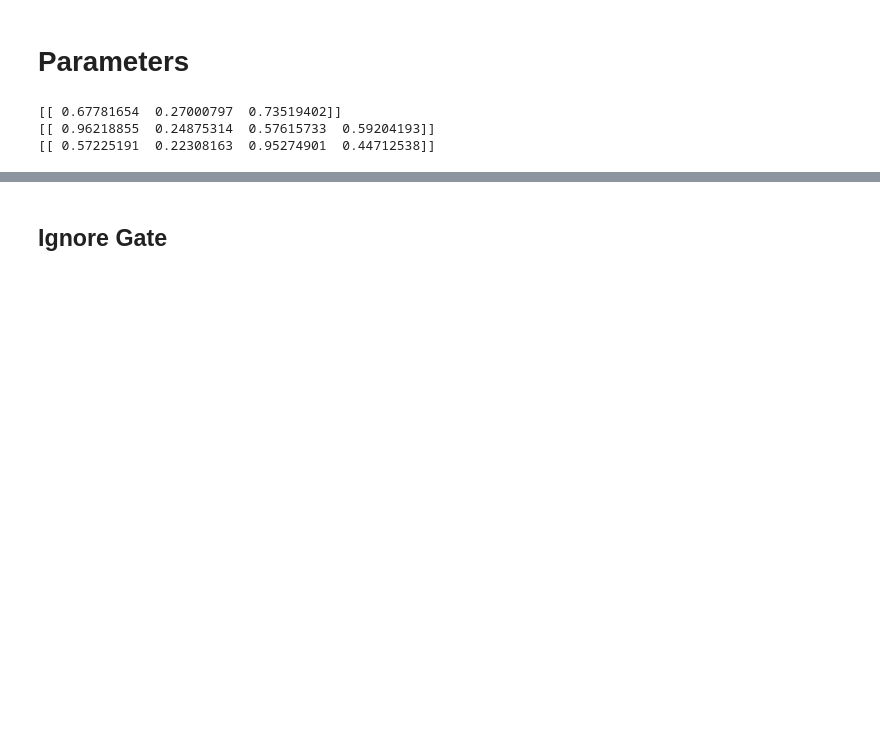
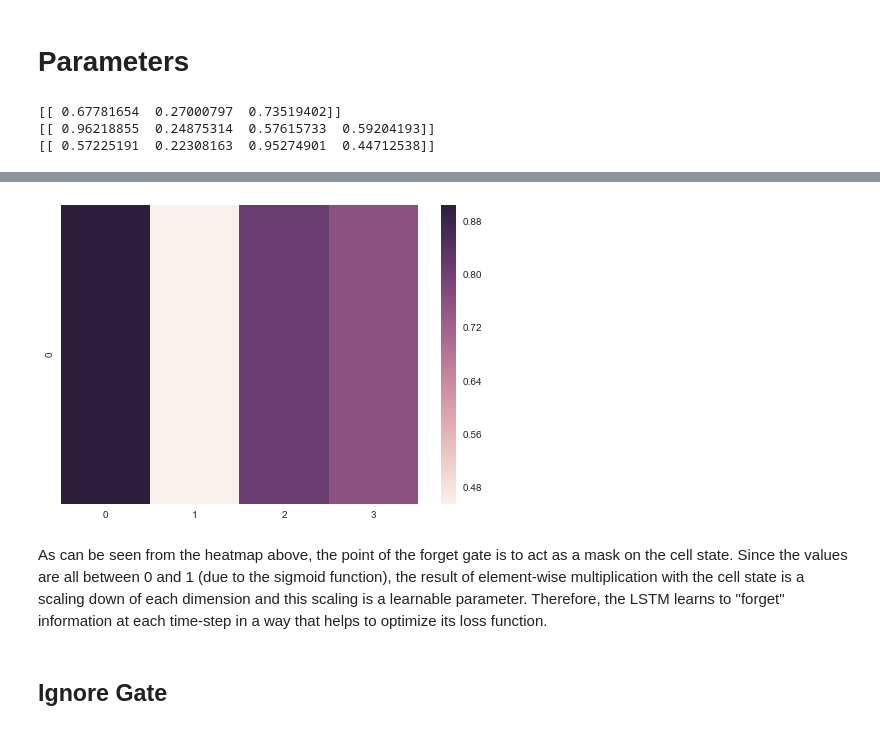
Before and after one commit to kearnsw/bio-nlp, a Jupyter notebook: notebooks/LSTM.ipynb, the cells around one changed output, grey strips where cells are left out. Cells and saved outputs as stored; diff of their text form; code cells hidden in the pictures; blank space fills up the shorter version.

```diff
--- a/notebooks/LSTM.ipynb
+++ b/notebooks/LSTM.ipynb
@@ -61,16 +62,16 @@ tokens = sentence.split(" ")
 
 def initialize_parameters():
     word_embedding = np.random.rand(1, embedding_dim)
-    prev_hidden_state = np.random.rand(1, hidden_dim)
+    hidden_state = np.random.rand(1, hidden_dim)
     cell_state = np.random.rand(1, hidden_dim)
     bias = np.zeros(1)
 
-    return {"word_embedding": word_embedding, "prev_hidden_state": prev_hidden_state,
+    return {"word_embedding": word_embedding, "hidden_state": hidden_state,
             "cell_state": cell_state, "bias": bias}
 
 params = initialize_parameters()
 print(params["word_embedding"])
-print(params["prev_hidden_state"])
+print(params["hidden_state"])
 print(params["cell_state"])
 # %% [output]
 [[ 0.67781654  0.27000797  0.73519402]]
@@ -91,12 +86,19 @@ Image(url= "http://colah.github.io/posts/2015-08-Understanding-LSTMs/img/LSTM3-f
 W_f = np.random.randn(hidden_dim, hidden_dim + embedding_dim)
 b_f = np.zeros(1)
 # %%
-_input = np.concatenate((params["word_embedding"], params["prev_hidden_state"]), axis=1)
+_input = np.concatenate((params["word_embedding"], params["hidden_state"]), axis=1)
 
 def forget_gate(_input):
     # Compute forget gate via sigmoid function on affine map of input
     # make use of python broadcasting to add the bias vector across all vectors of the weighted input matrix
     forget_mask = sigmoid(np.dot(W_f, _input.T) + b_f)
     return forget_mask.T
+
+sb.heatmap(forget_gate(_input))
+plt.show()
+# %% [output]
+[figure, added]
+# %% [markdown]
+As can be seen from the heatmap above, the point of the forget gate is to act as a mask on the cell state. Since the values are all between 0 and 1 (due to the sigmoid function), the result of element-wise multiplication with the cell state is a scaling down of each dimension and this scaling is a learnable parameter. Therefore, the LSTM learns to "forget" information at each time-step in a way that helps to optimize its loss function.
 # %% [markdown]
 ## Ignore Gate
```
Also changed, not shown: parts of 27 cells of this notebook.
